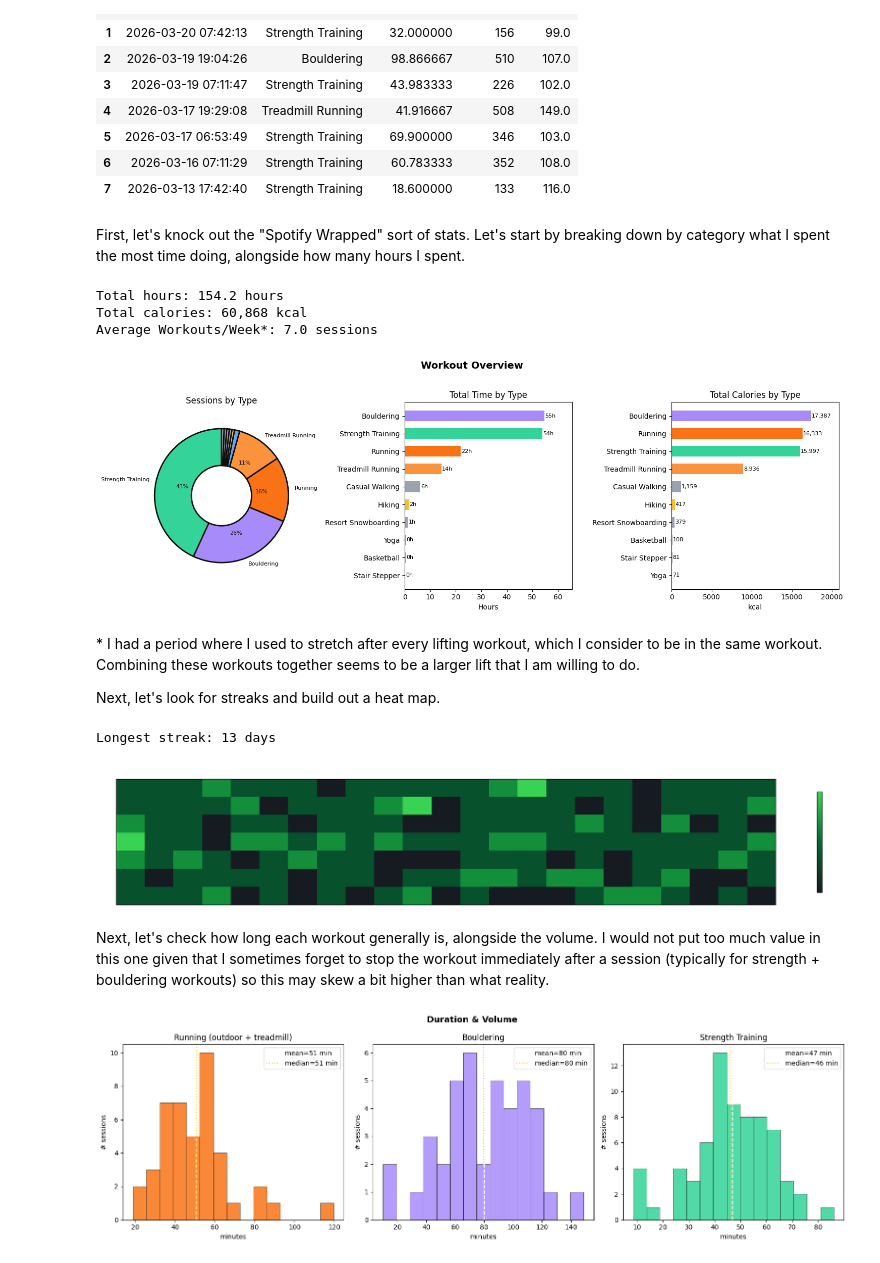
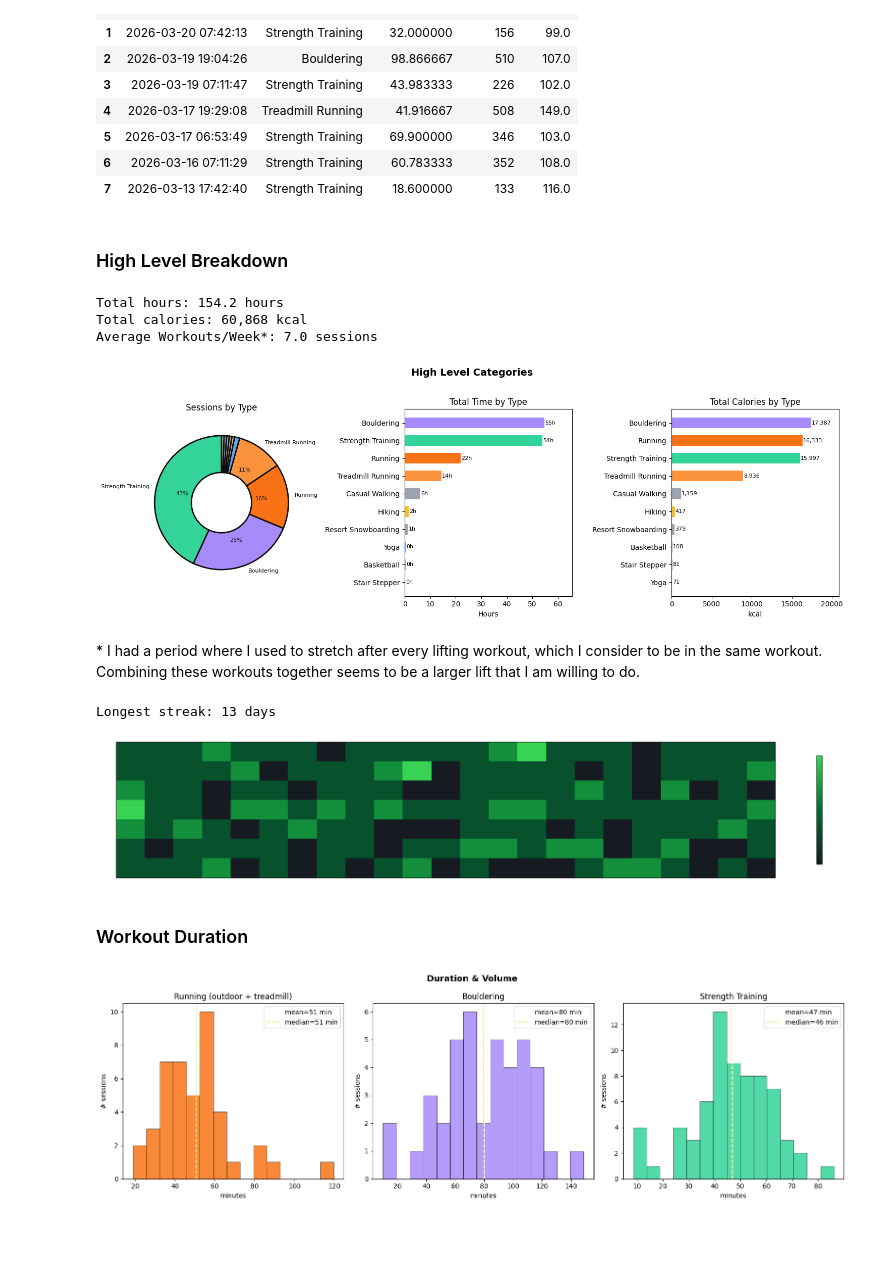
Before and after one commit to jinsung-kim/internet-experiments, a Jupyter notebook: garmin_analysis.ipynb, the cells around one changed output. Cells and saved outputs as stored; diff of their text form; code cells hidden in the pictures; blank space fills up the shorter version.

Commit message:
Wrapped up

```diff
--- a/garmin_analysis.ipynb
+++ b/garmin_analysis.ipynb
@@ -117,8 +118,7 @@ Loaded 160 activities from 2025-10-12 to 2026-03-21
 | 6 | 2026-03-16 07:11:29 | Strength Training | 60.783333 | 352 | 108.0 |
 | 7 | 2026-03-13 17:42:40 | Strength Training | 18.600000 | 133 | 116.0 |
 # %% [markdown]
-First, let's knock out the "Spotify Wrapped" sort of stats.
-Let's start by breaking down by category what I spent the most time doing, alongside how many hours I spent.
+### High Level Breakdown
 # %%
 counts = df['Activity Type'].value_counts()
 total_hours = df['duration_min'].sum() / 60
@@ -127,10 +127,13 @@ days_span = (df['Date'].max() - df['Date'].min()).days
 
 print(f"Total hours: {total_hours:.1f} hours")
 print(f"Total calories: {total_cals:,.0f} kcal")
+# There's some noise here due to separate session tracking for
+# stretching (under yoga) after each lift during my lift sessions.
+# It seems like too much work to clean this up, so this value is slightly inflated.
 print(f"Average Workouts/Week*: {len(df)/(days_span/7):.1f} sessions")
 
 fig, axes = plt.subplots(1, 3, figsize=(15, 5))
-fig.suptitle('Workout Overview', fontsize=14, fontweight='bold', y=1.02)
+fig.suptitle('High Level Categories', fontsize=14, fontweight='bold', y=1.02)
 
 total = counts.sum()
 pcts = counts.values / total
@@ -181,11 +184,9 @@ plt.show()
 Total hours: 154.2 hours
 Total calories: 60,868 kcal
 Average Workouts/Week*: 7.0 sessions
-[figure, old version]
+[figure, new version]
 # %% [markdown]
 \* I had a period where I used to stretch after every lifting workout, which I consider to be in the same workout. Combining these workouts together seems to be a larger lift that I am willing to do.
-
-Next, let's look for streaks and build out a heat map.
 # %%
 import matplotlib.colors as mcolors
 
@@ -208,40 +209,38 @@ def compute_streaks(day_list):
 all_streaks = compute_streaks(active_days)
 longest = max(all_streaks, key=lambda x: x[2])
 
 print(f"Longest streak: {longest[2]} days")
 
 date_range = pd.date_range(df['Date'].min().date(), df['Date'].max().date())
 cal_df = pd.DataFrame({'date': date_range})
 counts_per_day = df.groupby('date_only').size().reset_index(name='n')
 counts_per_day['date_only'] = pd.to_datetime(counts_per_day['date_only'])
 cal_df = cal_df.merge(counts_per_day, left_on='date', right_on='date_only', how='left').fillna(0)
 cal_df['week_num'] = (cal_df['date'] - cal_df['date'].min()).dt.days // 7
 cal_df['dow'] = cal_df['date'].dt.dayofweek
 
 pivot = cal_df.pivot_table(index='dow', columns='week_num', values='n', aggfunc='sum').fillna(0)
 
-BG = plt.rcParams['figure.facecolor']
 cmap = mcolors.LinearSegmentedColormap.from_list('gh_greens', ['#161b22', '#006d32', '#39d353'])
 
-with plt.rc_context({'axes.facecolor': BG, 'figure.facecolor': BG,
+with plt.rc_context({'axes.facecolor': plt.rcParams['figure.facecolor'], 'figure.facecolor': plt.rcParams['figure.facecolor'],
 					 'text.color': 'white', 'axes.labelcolor': 'white',
 					 'xtick.color': 'white', 'ytick.color': 'white'}):
 	fig, ax = plt.subplots(figsize=(20, 3.5))
 	im = ax.imshow(pivot.values, aspect='auto', cmap=cmap, vmin=0, vmax=3,
 				   interpolation='nearest')
 	ax.set_yticks(range(7))
 	ax.set_yticklabels(['Mon','Tue','Wed','Thu','Fri','Sat','Sun'], fontsize=9)
 	ax.set_xticks([])
-	ax.set_title('Activity Heatmap — every day in the last 6 months', pad=8)
 	cb = plt.colorbar(im, ax=ax, label='sessions/day', shrink=0.8)
-	cb.ax.yaxis.set_tick_params(color='white')
+	cb.ax.yaxis.label.set_color('white')
 	plt.tight_layout()
 	plt.show()
 # %% [output]
 Longest streak: 13 days
-[figure, old version]
+[figure, new version]
 # %% [markdown]
-Next, let's check how long each workout generally is, alongside the volume. I would not put too much value in this one given that I sometimes forget to stop the workout immediately after a session (typically for strength + bouldering workouts) so this may skew a bit higher than what reality.
+### Workout Duration
 # %%
 fig, axes = plt.subplots(1, 3, figsize=(16, 5))
 fig.suptitle('Duration & Volume', fontsize=13, fontweight='bold')
```
Also changed, not shown: parts of 13 cells of this notebook.
